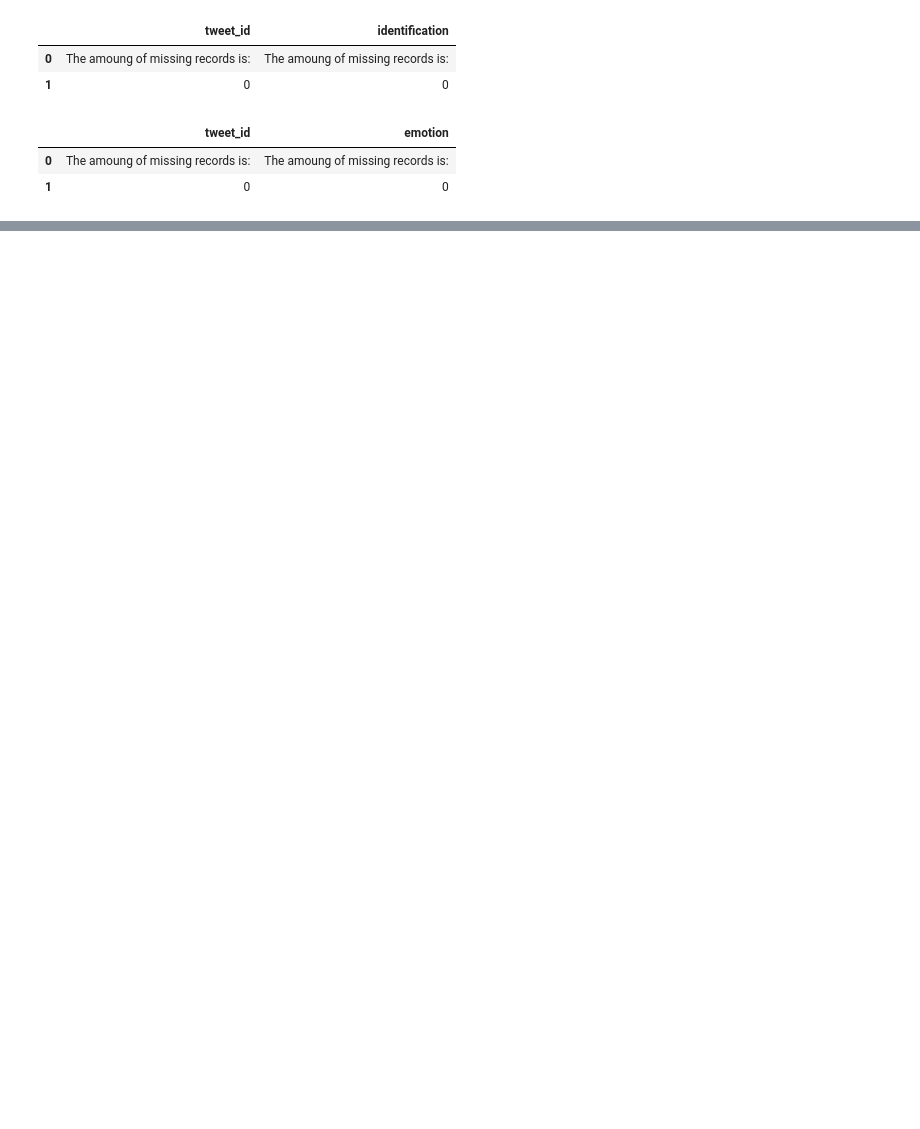
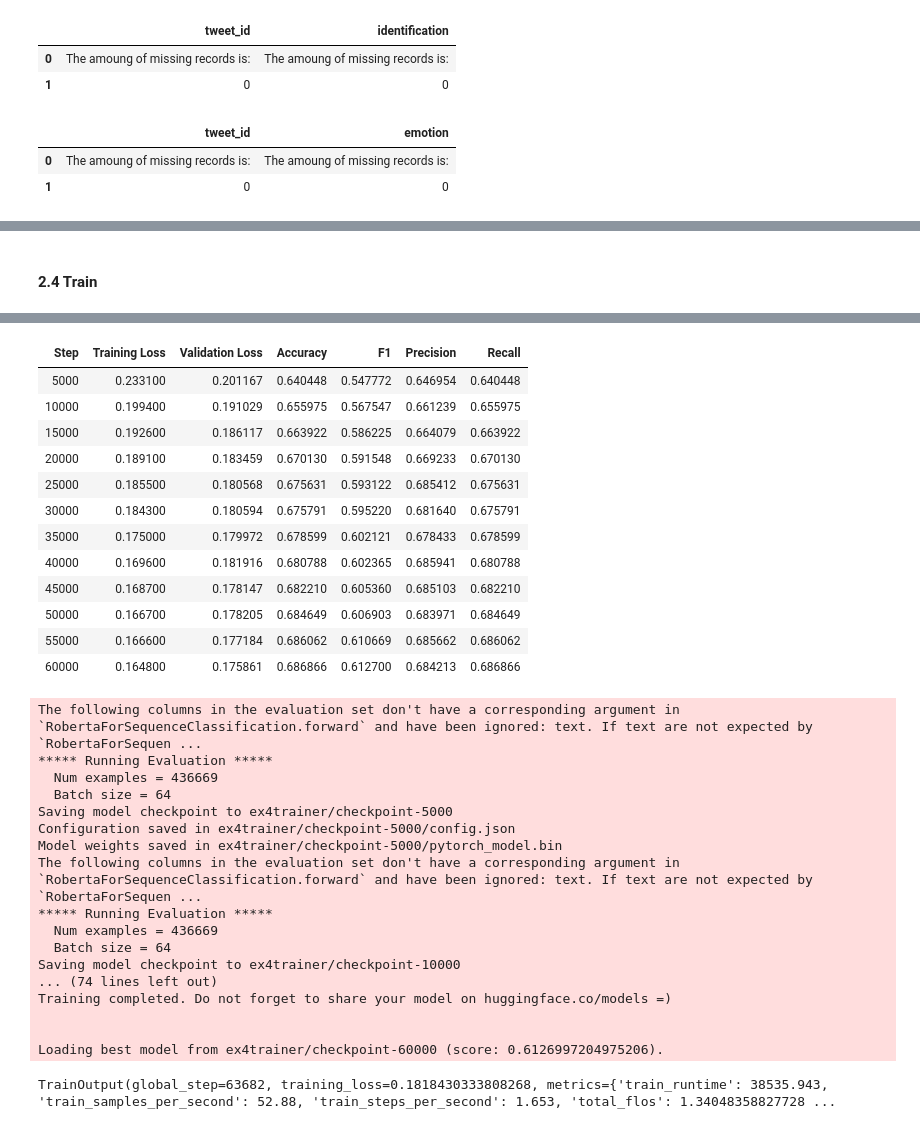
Before and after one commit to Judy-Hsieh/DM2022-Lab2-Homework, a Jupyter notebook: DM2022-Lab2-Homework.ipynb, the cells around one changed output, grey strips where cells are left out. Cells and saved outputs as stored; diff of their text form; code cells hidden in the pictures; blank space fills up the shorter version.

```diff
--- a/DM2022-Lab2-Homework.ipynb
+++ b/DM2022-Lab2-Homework.ipynb
@@ -193,0 +266,3 @@ NameError: name 'data_identification' is not defined
+# %%
+model= AutoModelForSequenceClassification.from_pretrained('vinai/bertweet-base',num_labels = 8)
+model
@@ -193,0 +294,13 @@ NameError: name 'data_identification' is not defined
+# %%
+from sklearn.metrics import accuracy_score, precision_score, recall_score, f1_score
+
+def compute_metrics(eval_pred):
+    logits, labels = eval_pred
+    predictions = np.argmax(logits, axis=-1)
+    labels = np.argmax(labels,axis=-1)
+    return {
+        "accuracy": accuracy_score(y_pred=predictions, y_true=labels),
+        "f1": f1_score(y_pred=predictions, y_true=labels, average='macro' ),
+        "precision": precision_score(y_pred=predictions, y_true=labels, average='weighted'),
+        "recall": recall_score(y_pred=predictions, y_true=labels, average='weighted')
+    }
@@ -193,0 +312,25 @@ NameError: name 'data_identification' is not defined
+# %%
+from transformers import Trainer, TrainingArguments
+from transformers import EarlyStoppingCallback
+
+training_args = TrainingArguments(
+    output_dir="ex4trainer",
+    per_device_train_batch_size=16,
+    per_device_eval_batch_size=32,
+    num_train_epochs=2,
+    learning_rate=2e-05,
+    evaluation_strategy='steps', # epoch
+    eval_steps=5000,
+    save_steps=5000,
+    logging_steps=5000,
+    dataloader_drop_last =False,
+    load_best_model_at_end = True,
+    metric_for_best_model = 'f1',
+    weight_decay = 0.5
+)
+
+trainer = Trainer(
+    model=model, args=training_args, train_dataset=train_dataset, eval_dataset=validation_dataset,
+    compute_metrics=compute_metrics,callbacks = [EarlyStoppingCallback(early_stopping_patience=3)]
+)
+training_args
@@ -193,0 +357,5 @@ NameError: name 'data_identification' is not defined
+# %% [markdown]
+#### 2.4 Train
+# %%
+trainer.train()
+# %% [output]
@@ -193,0 +372,31 @@ NameError: name 'data_identification' is not defined
+| Step | Training Loss | Validation Loss | Accuracy | F1 | Precision | Recall |
+| 5000 | 0.233100 | 0.201167 | 0.640448 | 0.547772 | 0.646954 | 0.640448 |
+| 10000 | 0.199400 | 0.191029 | 0.655975 | 0.567547 | 0.661239 | 0.655975 |
+| 15000 | 0.192600 | 0.186117 | 0.663922 | 0.586225 | 0.664079 | 0.663922 |
+| 20000 | 0.189100 | 0.183459 | 0.670130 | 0.591548 | 0.669233 | 0.670130 |
+| 25000 | 0.185500 | 0.180568 | 0.675631 | 0.593122 | 0.685412 | 0.675631 |
+| 30000 | 0.184300 | 0.180594 | 0.675791 | 0.595220 | 0.681640 | 0.675791 |
+| 35000 | 0.175000 | 0.179972 | 0.678599 | 0.602121 | 0.678433 | 0.678599 |
+| 40000 | 0.169600 | 0.181916 | 0.680788 | 0.602365 | 0.685941 | 0.680788 |
+| 45000 | 0.168700 | 0.178147 | 0.682210 | 0.605360 | 0.685103 | 0.682210 |
+| 50000 | 0.166700 | 0.178205 | 0.684649 | 0.606903 | 0.683971 | 0.684649 |
+| 55000 | 0.166600 | 0.177184 | 0.686062 | 0.610669 | 0.685662 | 0.686062 |
+| 60000 | 0.164800 | 0.175861 | 0.686866 | 0.612700 | 0.684213 | 0.686866 |
+The following columns in the evaluation set don't have a corresponding argument in `RobertaForSequenceClassification.forward` and have been ignored: text. If text are not expected by `RobertaForSequen ...
+***** Running Evaluation *****
+  Num examples = 436669
+  Batch size = 64
+Saving model checkpoint to ex4trainer/checkpoint-5000
+Configuration saved in ex4trainer/checkpoint-5000/config.json
+Model weights saved in ex4trainer/checkpoint-5000/pytorch_model.bin
+The following columns in the evaluation set don't have a corresponding argument in `RobertaForSequenceClassification.forward` and have been ignored: text. If text are not expected by `RobertaForSequen ...
+***** Running Evaluation *****
+  Num examples = 436669
+  Batch size = 64
+Saving model checkpoint to ex4trainer/checkpoint-10000
+... (74 lines left out)
+Training completed. Do not forget to share your model on huggingface.co/models =)
+
+
+Loading best model from ex4trainer/checkpoint-60000 (score: 0.6126997204975206).
+TrainOutput(global_step=63682, training_loss=0.1818430333808268, metrics={'train_runtime': 38535.943, 'train_samples_per_second': 52.88, 'train_steps_per_second': 1.653, 'total_flos': 1.34048358827728 ...
```
Also changed, not shown: parts of 79 cells of this notebook.
